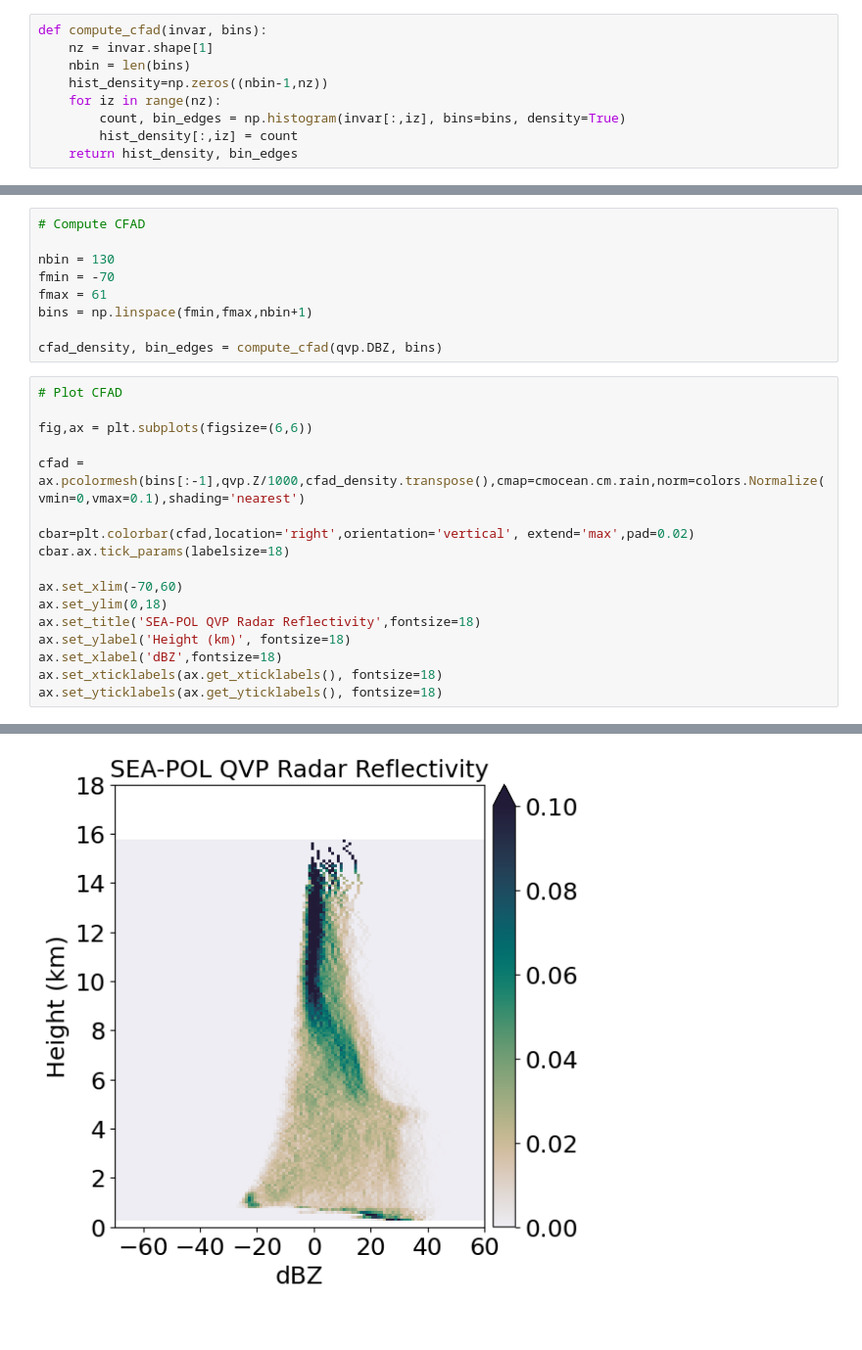
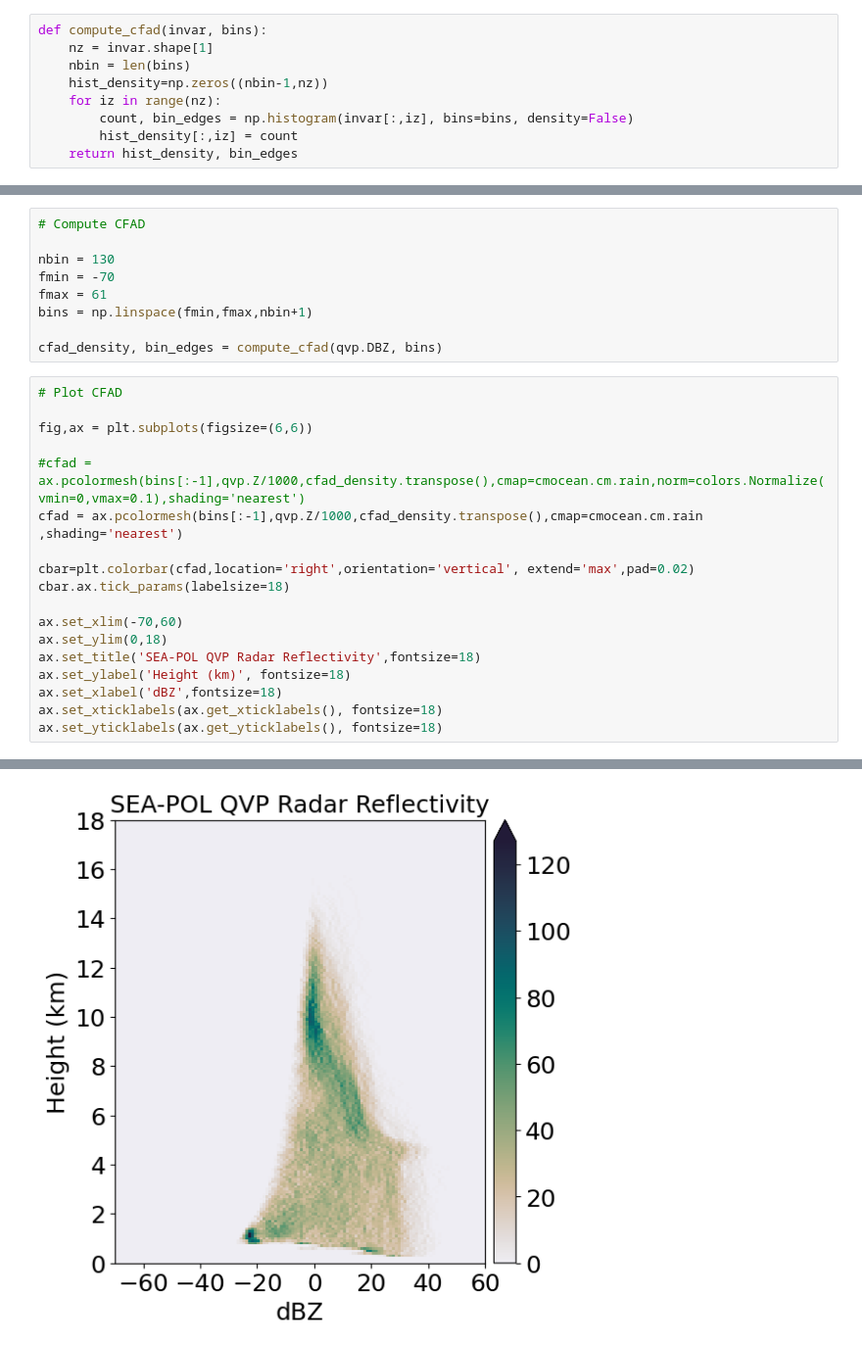
Before and after one commit to allison-wing/PICCOLO, a Jupyter notebook: process_SEAPOL_QVP.ipynb, the cells around one changed output, grey strips where cells are left out. Shown at 98% size. Saved outputs shown, nothing was run; the diff lists cells and outputs as text.

Commit message:
plot cfad as counts rather than density

```diff
--- a/process_SEAPOL_QVP.ipynb
+++ b/process_SEAPOL_QVP.ipynb
@@ -364,7 +364,7 @@ def compute_cfad(invar, bins):
     nbin = len(bins)
     hist_density=np.zeros((nbin-1,nz))
     for iz in range(nz):
-        count, bin_edges = np.histogram(invar[:,iz], bins=bins, density=True)
+        count, bin_edges = np.histogram(invar[:,iz], bins=bins, density=False)
         hist_density[:,iz] = count
     return hist_density, bin_edges
 # %%
@@ -387,29 +387,30 @@ cfad_density, bin_edges = compute_cfad(qvp.DBZ, bins)
 # %%
 # Plot CFAD
 
 fig,ax = plt.subplots(figsize=(6,6))
 
-cfad = ax.pcolormesh(bins[:-1],qvp.Z/1000,cfad_density.transpose(),cmap=cmocean.cm.rain,norm=colors.Normalize(vmin=0,vmax=0.1),shading='nearest')
+#cfad = ax.pcolormesh(bins[:-1],qvp.Z/1000,cfad_density.transpose(),cmap=cmocean.cm.rain,norm=colors.Normalize(vmin=0,vmax=0.1),shading='nearest')
+cfad = ax.pcolormesh(bins[:-1],qvp.Z/1000,cfad_density.transpose(),cmap=cmocean.cm.rain ,shading='nearest')
 
 cbar=plt.colorbar(cfad,location='right',orientation='vertical', extend='max',pad=0.02)
 cbar.ax.tick_params(labelsize=18)
 
 ax.set_xlim(-70,60)
 ax.set_ylim(0,18)
 ax.set_title('SEA-POL QVP Radar Reflectivity',fontsize=18)
 ax.set_ylabel('Height (km)', fontsize=18)
 ax.set_xlabel('dBZ',fontsize=18)
 ax.set_xticklabels(ax.get_xticklabels(), fontsize=18)
 ax.set_yticklabels(ax.get_yticklabels(), fontsize=18)
 # %% [output]
 [Text(0, 0.0, '0'),
  Text(0, 2.0, '2'),
  Text(0, 4.0, '4'),
  Text(0, 6.0, '6'),
  Text(0, 8.0, '8'),
  Text(0, 10.0, '10'),
  Text(0, 12.0, '12'),
  Text(0, 14.0, '14'),
  Text(0, 16.0, '16'),
  Text(0, 18.0, '18')]
-[figure, old version]
+[figure, new version]
```
